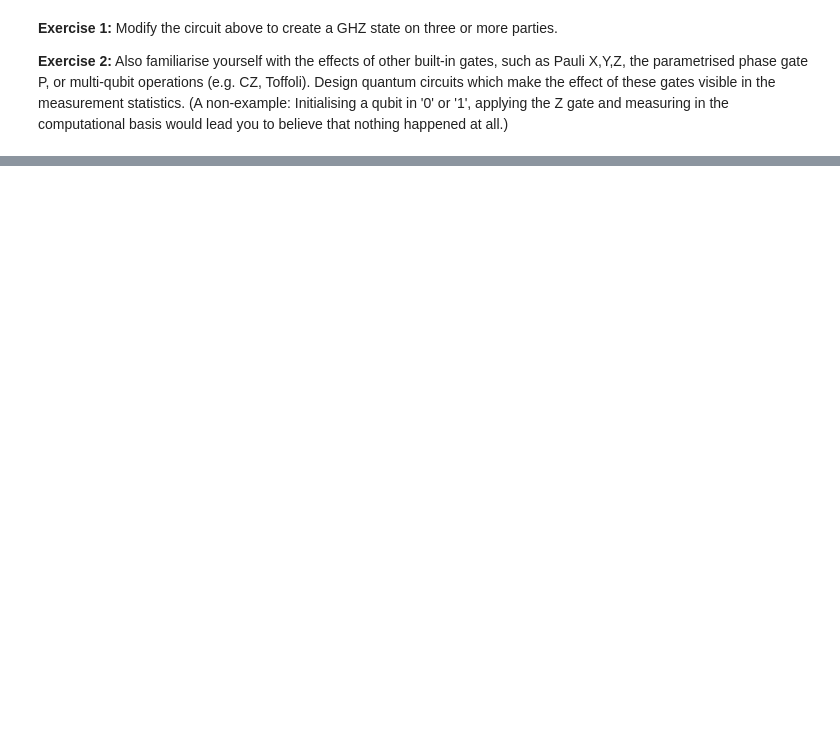
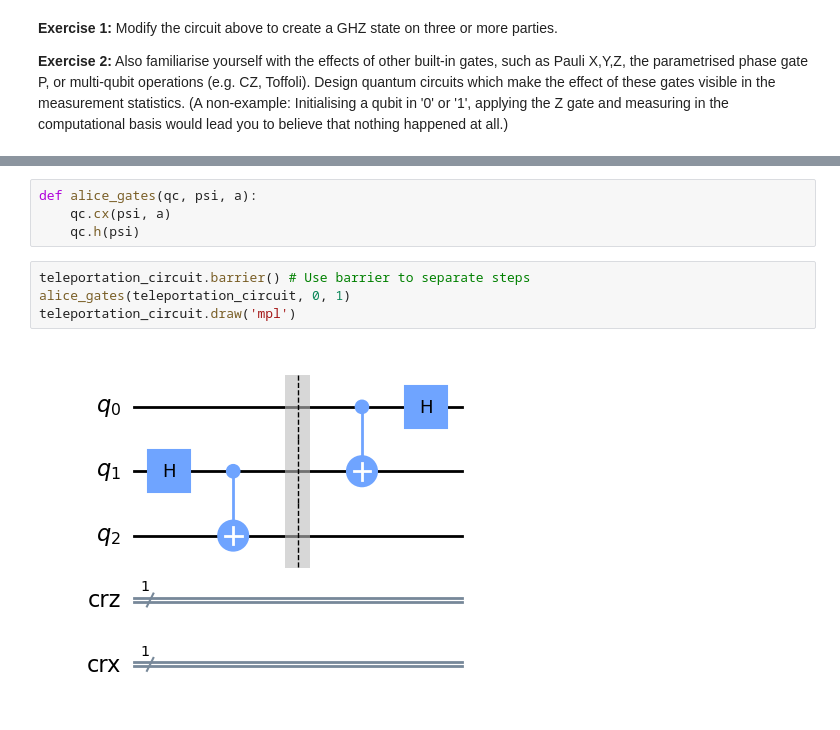
Before and after one commit to jprabhav/QuantumComputing_TUDa, a Jupyter notebook: Qiskit_Notebook_1.ipynb, the cells around one changed output, grey strips where cells are left out. Drawn from its saved outputs; the diff is of its cells as text; blank space fills up the shorter version.

```diff
--- a/Qiskit_Notebook_1.ipynb
+++ b/Qiskit_Notebook_1.ipynb
@@ -104,0 +132,10 @@ Total counts {'00': 529, '11': 471}
+# %%
+def alice_gates(qc, psi, a):
+    qc.cx(psi, a)
+    qc.h(psi)
+# %%
+teleportation_circuit.barrier() # Use barrier to separate steps
+alice_gates(teleportation_circuit, 0, 1)
+teleportation_circuit.draw('mpl')
+# %% [output]
+[figure, added]
```
Also changed, not shown: parts of 25 cells of this notebook.
